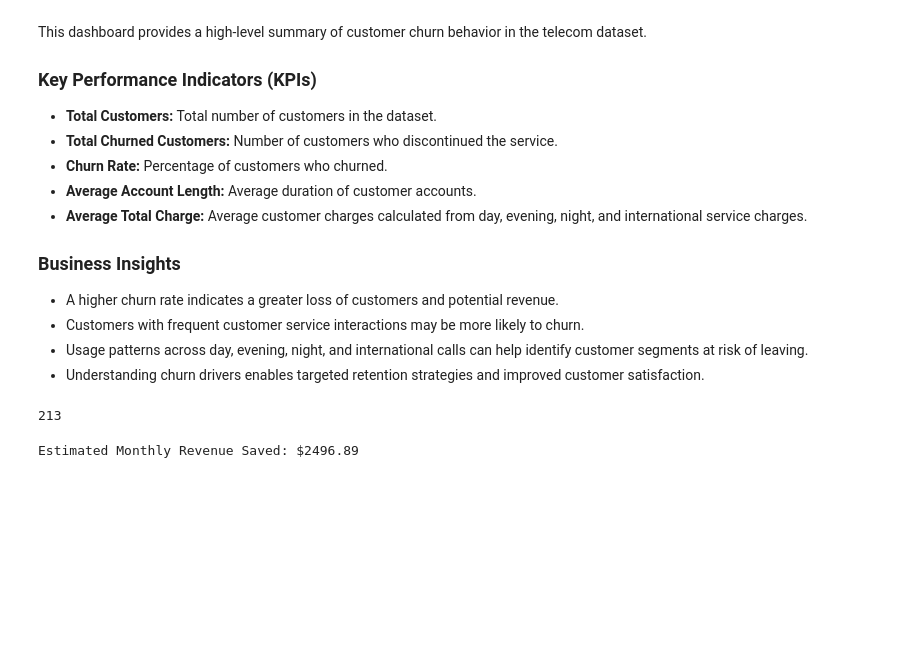
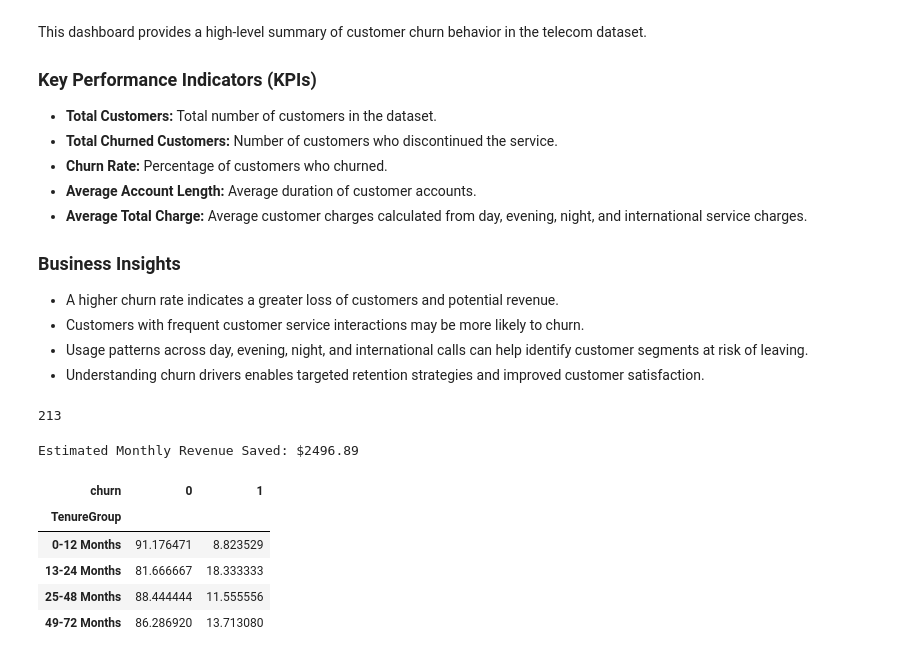
Before and after one commit to Ains123/Customer-churn, a Jupyter notebook: Notebooks/05_model_training.ipynb, the cells around one changed output. Saved outputs shown, nothing was run; the diff lists cells and outputs as text; code cells hidden in the pictures; blank space fills up the shorter version.

```diff
--- a/Notebooks/05_model_training.ipynb
+++ b/Notebooks/05_model_training.ipynb
@@ -592,0 +608,15 @@ Estimated Monthly Revenue Saved: $2496.89
+# %%
+tenure_churn = pd.crosstab(
+    df['TenureGroup'],
+    df['churn'],
+    normalize='index'
+) * 100
+
+tenure_churn
+# %% [output]
+| churn | 0 | 1 |
+| TenureGroup |  |  |
+| 0-12 Months | 91.176471 | 8.823529 |
+| 13-24 Months | 81.666667 | 18.333333 |
+| 25-48 Months | 88.444444 | 11.555556 |
+| 49-72 Months | 86.286920 | 13.713080 |
```
Also changed, not shown: parts of 2 cells of this notebook.
